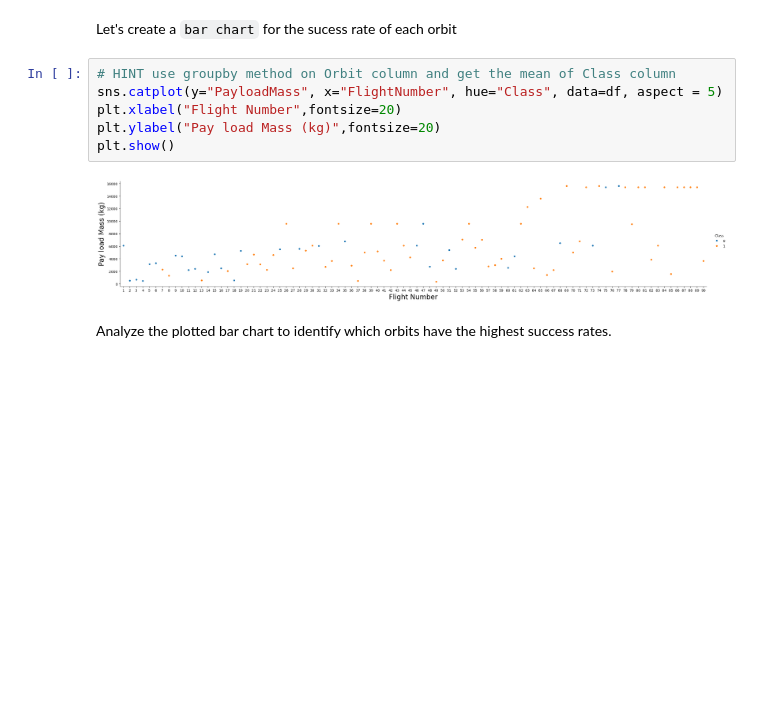
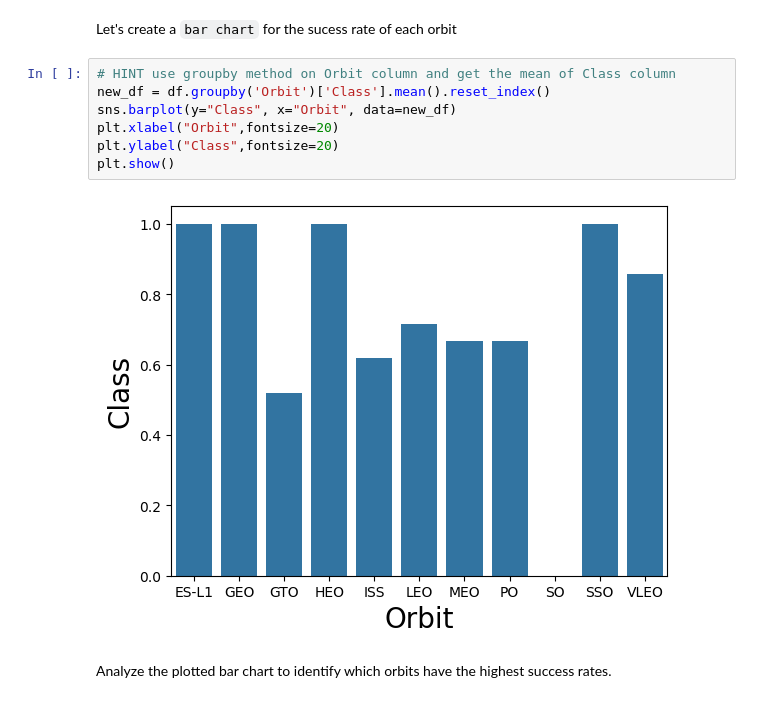
Before and after one commit to katokta/coursera_applieddatascience, a Jupyter notebook: edadataviz.ipynb, the cells around one changed output. Saved outputs shown, nothing was run; the diff lists cells and outputs as text; blank space fills up the shorter version.

Commit message:
Update EDA Data Viz

```diff
--- a/edadataviz.ipynb
+++ b/edadataviz.ipynb
@@ -126,12 +126,13 @@ Next, we want to visually check if there are any relationship between success ra
 Let's create a `bar chart` for the sucess rate of each orbit
 # %%
 # HINT use groupby method on Orbit column and get the mean of Class column
-sns.catplot(y="PayloadMass", x="FlightNumber", hue="Class", data=df, aspect = 5)
-plt.xlabel("Flight Number",fontsize=20)
-plt.ylabel("Pay load Mass (kg)",fontsize=20)
+new_df = df.groupby('Orbit')['Class'].mean().reset_index()
+sns.barplot(y="Class", x="Orbit", data=new_df)
+plt.xlabel("Orbit",fontsize=20)
+plt.ylabel("Class",fontsize=20)
 plt.show()
 # %% [output]
-[figure, old version]
+[figure, new version]
 # %% [markdown]
 Analyze the plotted bar chart to identify which orbits have the highest success rates.
 # %% [markdown]
```
Also changed, not shown: parts of 5 cells of this notebook, 1 other file.
